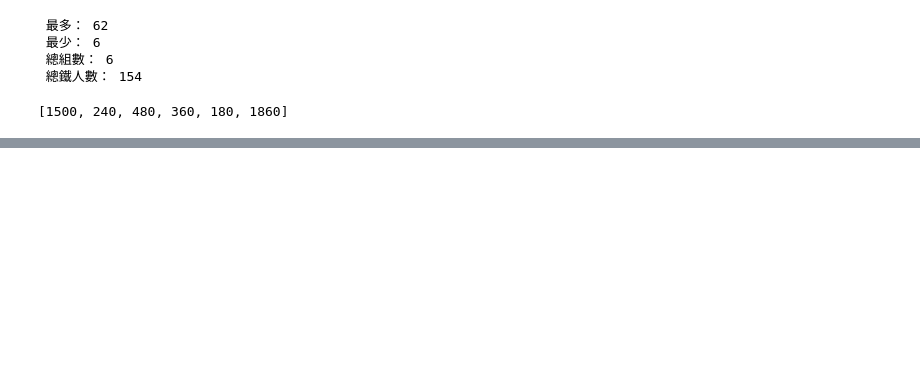
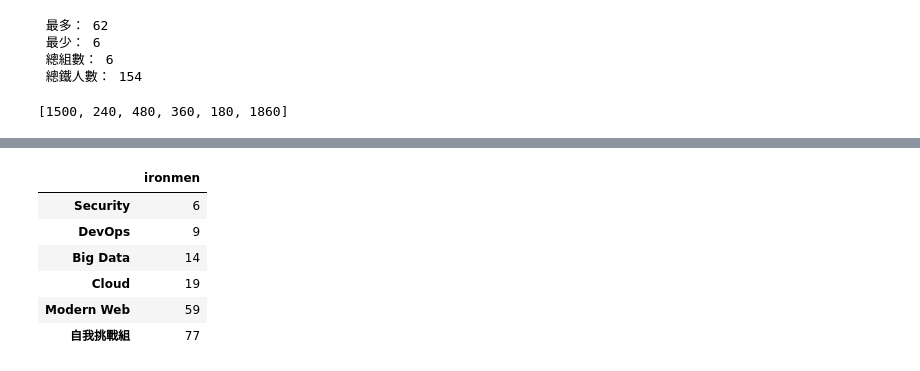
Before and after one commit to Toma-L/PythonProjects, a Jupyter notebook: RTOPY.ipynb, the cells around one changed output, grey strips where cells are left out. Cells and saved outputs as stored; diff of their text form; code cells hidden in the pictures; blank space fills up the shorter version.

```diff
--- a/RTOPY.ipynb
+++ b/RTOPY.ipynb
@@ -358,0 +1383,16 @@ print(ironmen_articles)
+# %%
+import pandas as pd
+
+groups = ["Modern Web", "DevOps", "Cloud", "Big Data", "Security", "自我挑戰組"]
+ironmen = [59, 9, 19, 14, 6, 77]
+
+ironmen_df = pd.DataFrame(ironmen, columns = ["ironmen"], index = groups)
+ironmen_df.sort_values(by = "ironmen")
+# %% [output]
+|  | ironmen |
+| Security | 6 |
+| DevOps | 9 |
+| Big Data | 14 |
+| Cloud | 19 |
+| Modern Web | 59 |
+| 自我挑戰組 | 77 |
```
Also changed, not shown: parts of 66 cells of this notebook.
